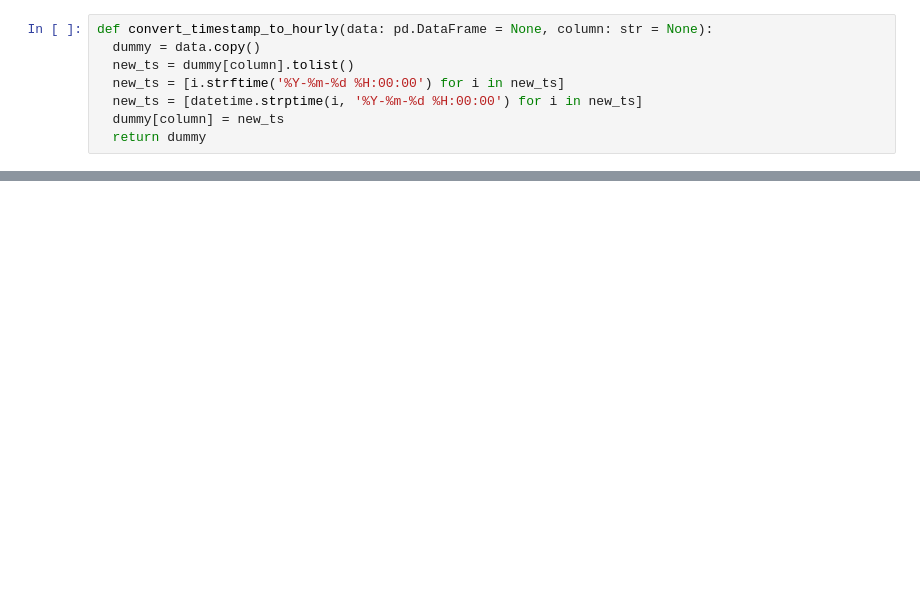
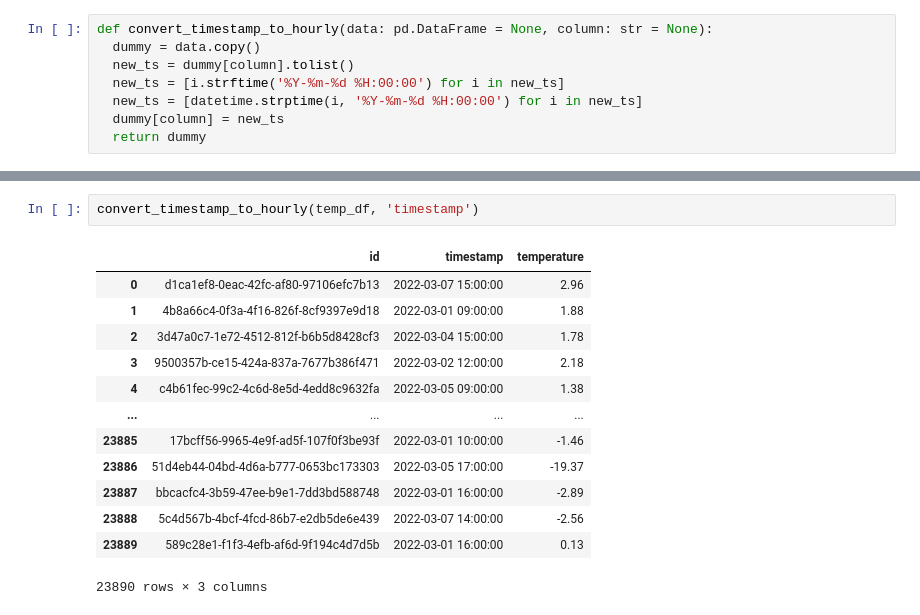
Before and after one commit to Severina7/cognizant_ai, a Jupyter notebook: modeling.ipynb, the cells around one changed output, grey strips where cells are left out. Drawn from its saved outputs; the diff is of its cells as text; blank space fills up the shorter version.

```diff
--- a/modeling.ipynb
+++ b/modeling.ipynb
@@ -210,0 +224,16 @@ convert_timestamp_to_hourly(sales_df, 'timestamp')
+# %%
+convert_timestamp_to_hourly(temp_df, 'timestamp')
+# %% [output]
+|  | id | timestamp | temperature |
+| 0 | d1ca1ef8-0eac-42fc-af80-97106efc7b13 | 2022-03-07 15:00:00 | 2.96 |
+| 1 | 4b8a66c4-0f3a-4f16-826f-8cf9397e9d18 | 2022-03-01 09:00:00 | 1.88 |
+| 2 | 3d47a0c7-1e72-4512-812f-b6b5d8428cf3 | 2022-03-04 15:00:00 | 1.78 |
+| 3 | 9500357b-ce15-424a-837a-7677b386f471 | 2022-03-02 12:00:00 | 2.18 |
+| 4 | c4b61fec-99c2-4c6d-8e5d-4edd8c9632fa | 2022-03-05 09:00:00 | 1.38 |
+| ... | ... | ... | ... |
+| 23885 | 17bcff56-9965-4e9f-ad5f-107f0f3be93f | 2022-03-01 10:00:00 | -1.46 |
+| 23886 | 51d4eb44-04bd-4d6a-b777-0653bc173303 | 2022-03-05 17:00:00 | -19.37 |
+| 23887 | bbcacfc4-3b59-47ee-b9e1-7dd3bd588748 | 2022-03-01 16:00:00 | -2.89 |
+| 23888 | 5c4d567b-4bcf-4fcd-86b7-e2db5de6e439 | 2022-03-07 14:00:00 | -2.56 |
+| 23889 | 589c28e1-f1f3-4efb-af6d-9f194c4d7d5b | 2022-03-01 16:00:00 | 0.13 |
+23890 rows × 3 columns
```
Also changed, not shown: parts of 20 cells of this notebook.
